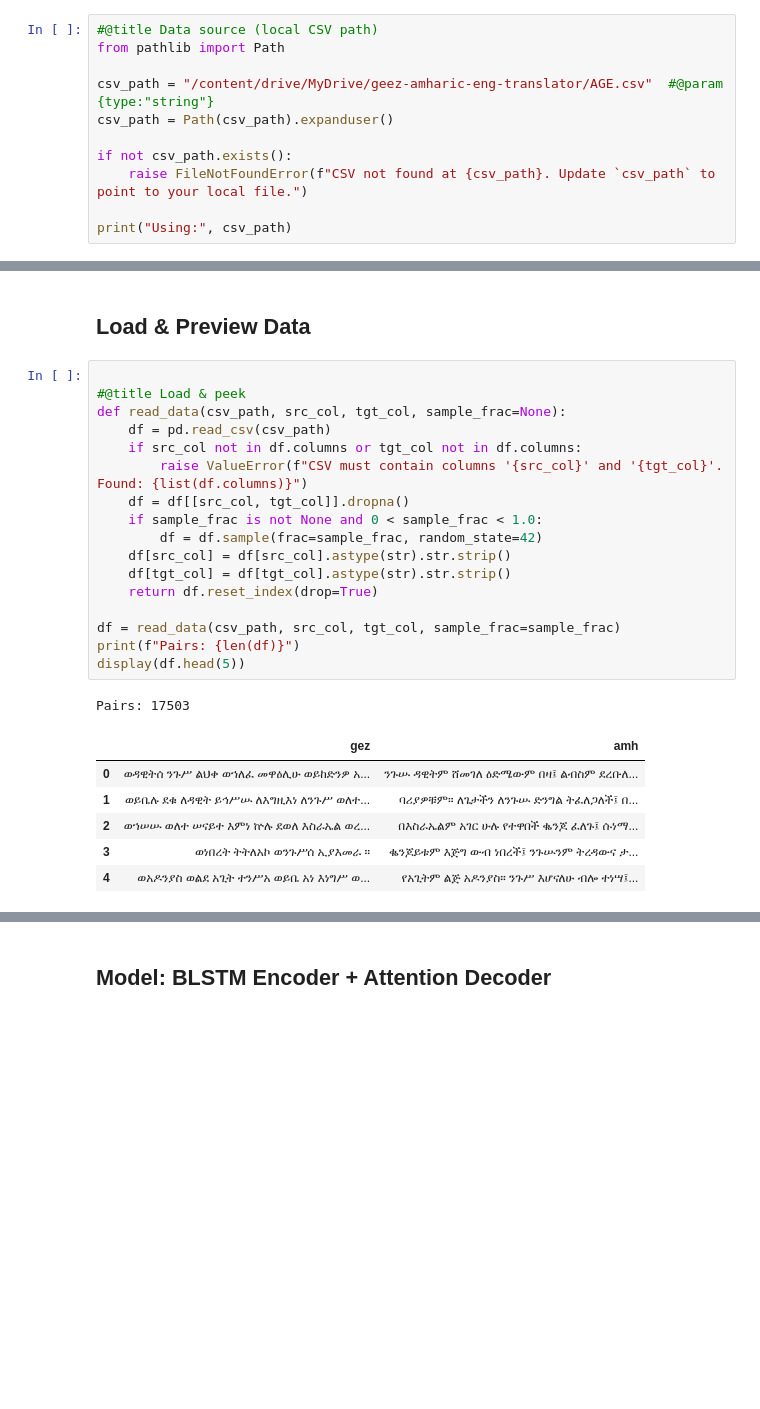
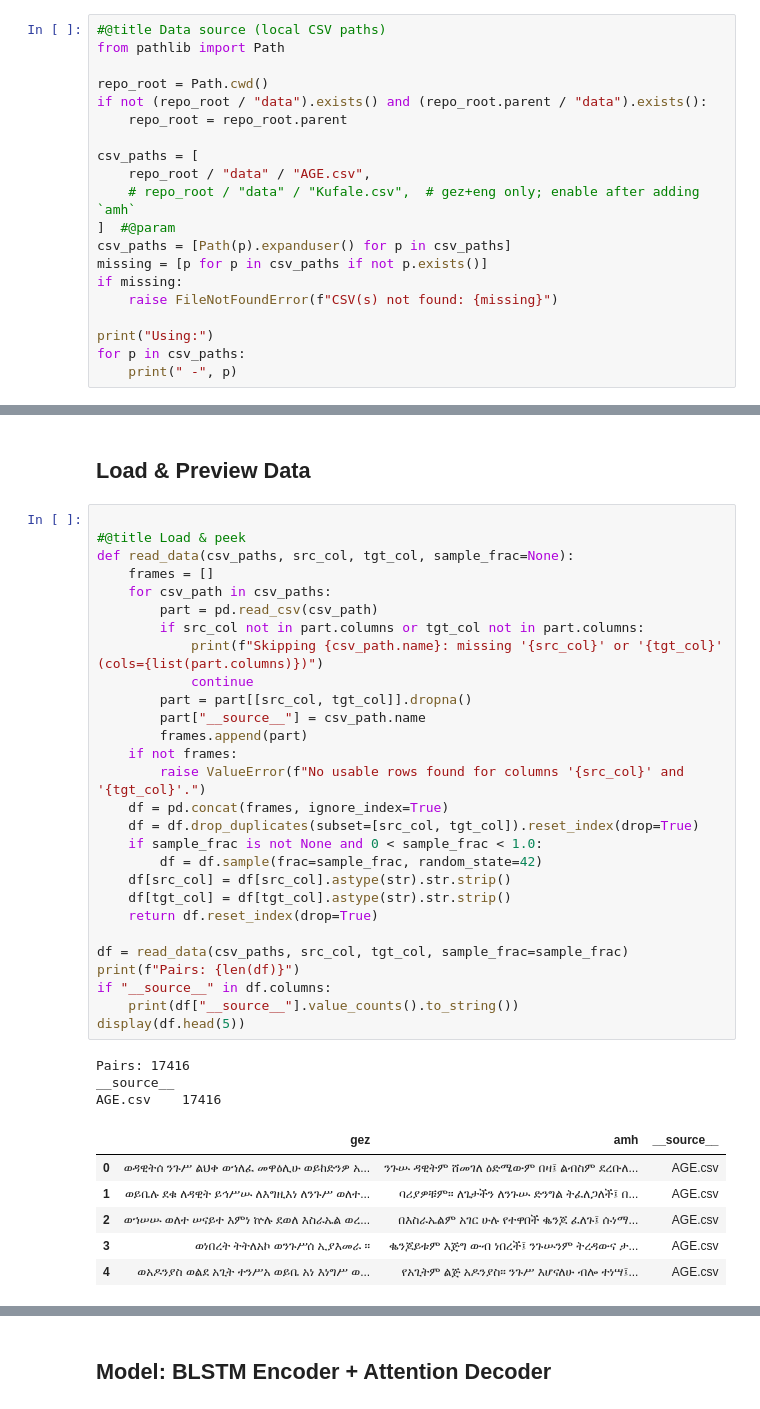
Before and after one commit to Metasebiya-21/geez-amharic-translator, a Jupyter notebook: gez_to_amh_blstm.ipynb, the cells around one changed output, grey strips where cells are left out. Cells and saved outputs as stored; diff of their text form; blank space fills up the shorter version.

```diff
--- a/gez_to_amh_blstm.ipynb
+++ b/gez_to_amh_blstm.ipynb
@@ -166,12 +202,21 @@ Upload a CSV with columns like `amh, gez, eng`. You can train any direction by c
 # %%
-#@title Data source (local CSV path)
+#@title Data source (local CSV paths)
 from pathlib import Path
 
-csv_path = "/content/drive/MyDrive/geez-amharic-eng-translator/AGE.csv"  #@param {type:"string"}
-csv_path = Path(csv_path).expanduser()
+repo_root = Path.cwd()
+if not (repo_root / "data").exists() and (repo_root.parent / "data").exists():
+    repo_root = repo_root.parent
 
-if not csv_path.exists():
-    raise FileNotFoundError(f"CSV not found at {csv_path}. Update `csv_path` to point to your local file.")
+csv_paths = [
+    repo_root / "data" / "AGE.csv",
+    # repo_root / "data" / "Kufale.csv",  # gez+eng only; enable after adding `amh`
+]  #@param
+csv_paths = [Path(p).expanduser() for p in csv_paths]
+missing = [p for p in csv_paths if not p.exists()]
+if missing:
+    raise FileNotFoundError(f"CSV(s) not found: {missing}")
 
-print("Using:", csv_path)
+print("Using:")
+for p in csv_paths:
+    print(" -", p)
 # %% [output]
@@ -216,25 +288,38 @@ seed_all(42)
 # %%
 
 #@title Load & peek
-def read_data(csv_path, src_col, tgt_col, sample_frac=None):
-    df = pd.read_csv(csv_path)
-    if src_col not in df.columns or tgt_col not in df.columns:
-        raise ValueError(f"CSV must contain columns '{src_col}' and '{tgt_col}'. Found: {list(df.columns)}")
-    df = df[[src_col, tgt_col]].dropna()
+def read_data(csv_paths, src_col, tgt_col, sample_frac=None):
+    frames = []
+    for csv_path in csv_paths:
+        part = pd.read_csv(csv_path)
+        if src_col not in part.columns or tgt_col not in part.columns:
+            print(f"Skipping {csv_path.name}: missing '{src_col}' or '{tgt_col}' (cols={list(part.columns)})")
+            continue
+        part = part[[src_col, tgt_col]].dropna()
+        part["__source__"] = csv_path.name
+        frames.append(part)
+    if not frames:
+        raise ValueError(f"No usable rows found for columns '{src_col}' and '{tgt_col}'.")
+    df = pd.concat(frames, ignore_index=True)
+    df = df.drop_duplicates(subset=[src_col, tgt_col]).reset_index(drop=True)
     if sample_frac is not None and 0 < sample_frac < 1.0:
         df = df.sample(frac=sample_frac, random_state=42)
     df[src_col] = df[src_col].astype(str).str.strip()
     df[tgt_col] = df[tgt_col].astype(str).str.strip()
     return df.reset_index(drop=True)
 
-df = read_data(csv_path, src_col, tgt_col, sample_frac=sample_frac)
+df = read_data(csv_paths, src_col, tgt_col, sample_frac=sample_frac)
 print(f"Pairs: {len(df)}")
+if "__source__" in df.columns:
+    print(df["__source__"].value_counts().to_string())
 display(df.head(5))
 # %% [output]
-Pairs: 17503
+Pairs: 17416
+__source__
+AGE.csv    17416
-|  | gez | amh |
-| 0 | ወዳዊትሰ ንጉሥ ልህቀ ወኀለፈ መዋዕሊሁ ወይከድንዎ አ... | ንጉሡ ዳዊትም ሸመገለ ዕድሜውም በዛ፤ ልብስም ደረቡለ... |
-| 1 | ወይቤሉ ደቁ ለዳዊት ይኅሥሡ ለእግዚእነ ለንጉሥ ወለተ... | ባሪያዎቹም። ለጌታችን ለንጉሡ ድንግል ትፈለጋለች፤ በ... |
-| 2 | ወኀሠሡ ወለተ ሠናይተ እምነ ኵሉ ደወለ እስራኤል ወረ... | በእስራኤልም አገር ሁሉ የተዋበች ቈንጆ ፈለጉ፤ ሱነማ... |
-| 3 | ወነበረት ትትለአኮ ወንጉሥሰ ኢያእመራ ። | ቈንጆይቱም እጅግ ውብ ነበረች፤ ንጉሡንም ትረዳውና ታ... |
-| 4 | ወአዶንያስ ወልደ አጊት ተንሥአ ወይቤ አነ እነግሥ ወ... | የአጊትም ልጅ አዶንያስ። ንጉሥ እሆናለሁ ብሎ ተነሣ፤... |
+|  | gez | amh | __source__ |
+| 0 | ወዳዊትሰ ንጉሥ ልህቀ ወኀለፈ መዋዕሊሁ ወይከድንዎ አ... | ንጉሡ ዳዊትም ሸመገለ ዕድሜውም በዛ፤ ልብስም ደረቡለ... | AGE.csv |
+| 1 | ወይቤሉ ደቁ ለዳዊት ይኅሥሡ ለእግዚእነ ለንጉሥ ወለተ... | ባሪያዎቹም። ለጌታችን ለንጉሡ ድንግል ትፈለጋለች፤ በ... | AGE.csv |
+| 2 | ወኀሠሡ ወለተ ሠናይተ እምነ ኵሉ ደወለ እስራኤል ወረ... | በእስራኤልም አገር ሁሉ የተዋበች ቈንጆ ፈለጉ፤ ሱነማ... | AGE.csv |
+| 3 | ወነበረት ትትለአኮ ወንጉሥሰ ኢያእመራ ። | ቈንጆይቱም እጅግ ውብ ነበረች፤ ንጉሡንም ትረዳውና ታ... | AGE.csv |
+| 4 | ወአዶንያስ ወልደ አጊት ተንሥአ ወይቤ አነ እነግሥ ወ... | የአጊትም ልጅ አዶንያስ። ንጉሥ እሆናለሁ ብሎ ተነሣ፤... | AGE.csv |
```
Also changed, not shown: parts of 43 cells of this notebook, 25 other files.
